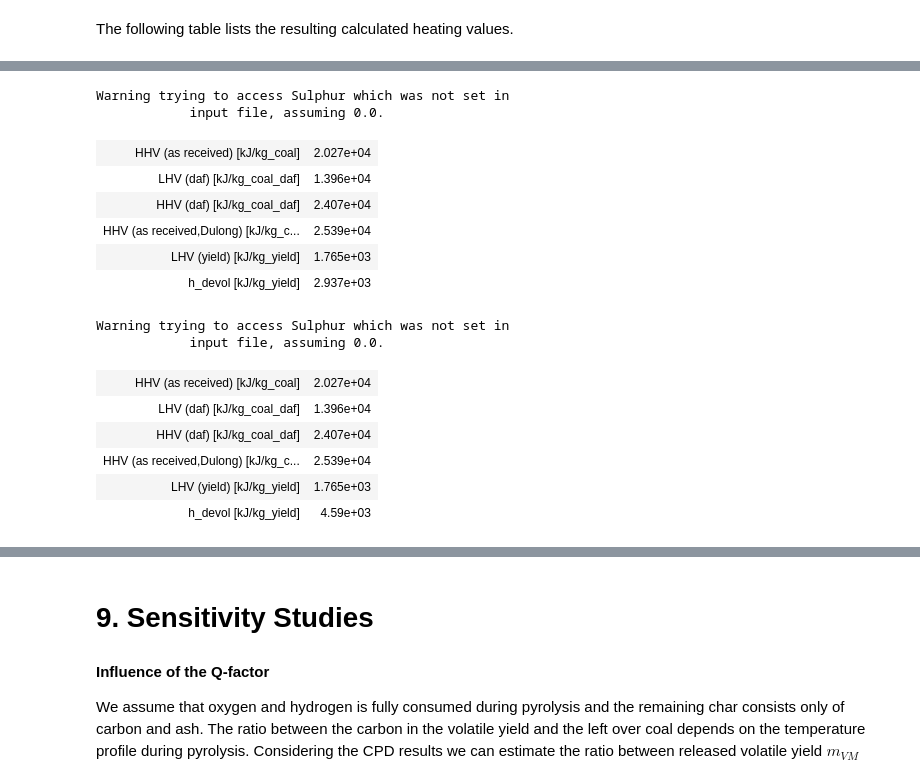
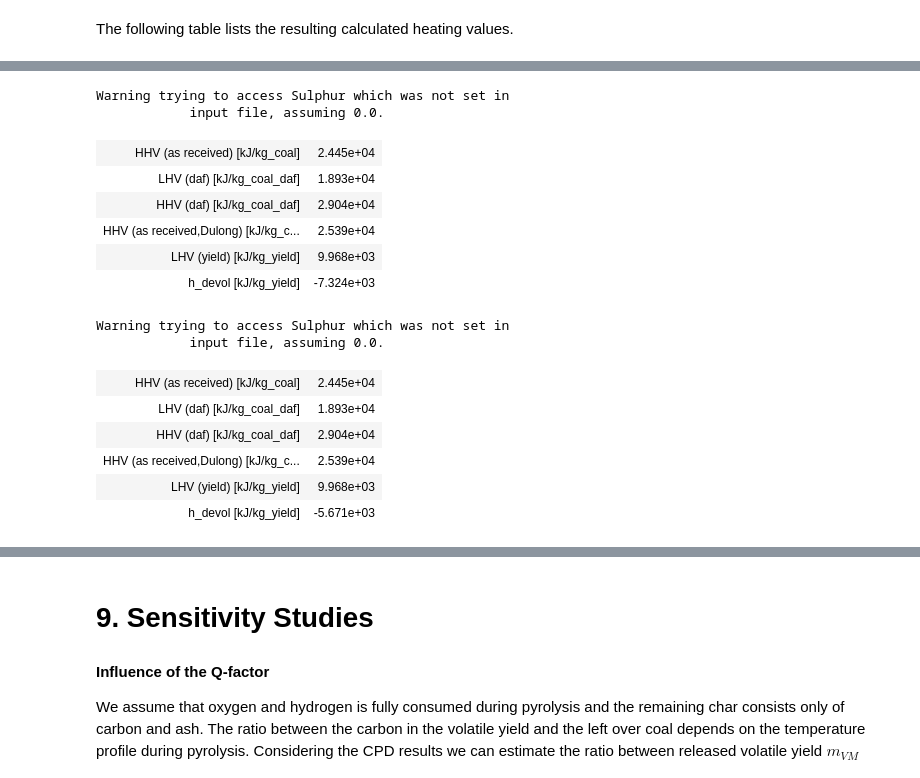
Before and after one commit to ostein/notebooks, a Jupyter notebook: pkp/BlackThunder.ipynb, the cells around one changed output, grey strips where cells are left out. Drawn from its saved outputs; the diff is of its cells as text; code cells hidden in the pictures.

```diff
--- a/pkp/BlackThunder.ipynb
+++ b/pkp/BlackThunder.ipynb
@@ -168,0 +176,5 @@ The coal properties are defined according to [Liu et al. (2011)](http://www.scie
+# %%
+f_d = (0.279-0.108)
+print "f_dryed ", f_d , " [MJ/kg]"
+hhv_updated  = 20.27/(1-f_d)
+print "HHV: ",  hhv_updated , " [MJ/kg]"
@@ -194,6 +209,6 @@ The following Figure displays the composition of the Black Thunder coal based on
 # %%
 cpd_params = {'fit': 'constantRate', 'active': 'True', 'deltaT': '0.5e-05', 'MW_TAR': '130'}
 input_dict = {'Coal': {
-        'Proximate Analysis': proximate_analysis, 'Ultimate Analysis': ultimate_analysis, 'hhv': 20270, 'MW_PS': 100},
+        'Proximate Analysis': proximate_analysis, 'Ultimate Analysis': ultimate_analysis, 'hhv': hhv_updated*1000.0, 'MW_PS': 100},
     'CPD': cpd_params, 'OperatingConditions': {}}
 # %%
@@ -631,12 +646,12 @@ f_{yield} LHV_{yield} + q_{pyrol} = \sum_{yield} h_{yield} + \underbrace{h_{O_2,
 
 The simplification lies in the fact that as long as no *tar* is considered the $MW_{yield}$ can be computed without assuming a molecular weight as needed in Eqn. \ref{EnthForm}.
 # %%
-from pkp.src.CoalThermoPhysics import enthalpy_balance, enthalpy_balance_mol
+from pkp.src.CoalThermoPhysics import enthalpy_balance
 
-def compute_enthalpy_of_formation(pyrol_yield, fitted_yield):
-    prod = pyrol_yield.enthalpy_balance_products
+def compute_enthal_of_devol(pyrol_yield, fitted_yield):
+    prod = pyrol_yield.EnthalpyBalanceProds
     react = enthalpy_balance(fitted_yield)
-    LHV_daf = pyrol_yield.pre.coal.lhv_daf # POS -> higher temp
+    LHV_daf = pyrol_yield.pre.coal.lhv_daf
     LHV_yield =  (LHV_daf - 392.0/12.0 * pyrol_yield.pre.pa_raw['Fixed Carbon']/100*1000)/(pyrol_yield.pre.pa_raw['Volatile Matter']/100.0)
     enth_of_devol = LHV_yield  - react + prod
     dT = DictTable({
@@ -665,27 +680,27 @@ Warning trying to access Sulphur which was not set in
 # %%
-dT2,_ = compute_enthalpy_of_formation(pyrol_yield2, fitted_yield2)
+dT2,_ = compute_enthal_of_devol(pyrol_yield2, fitted_yield2)
 dT2
 # %% [output]
 Warning trying to access Sulphur which was not set in
             input file, assuming 0.0.
-| HHV (as received) [kJ/kg_coal] | 2.027e+04 |
-| LHV (daf) [kJ/kg_coal_daf] | 1.396e+04 |
-| HHV (daf) [kJ/kg_coal_daf] | 2.407e+04 |
+| HHV (as received) [kJ/kg_coal] | 2.445e+04 |
+| LHV (daf) [kJ/kg_coal_daf] | 1.893e+04 |
+| HHV (daf) [kJ/kg_coal_daf] | 2.904e+04 |
 | HHV (as received,Dulong) [kJ/kg_c... | 2.539e+04 |
-| LHV (yield) [kJ/kg_yield] | 1.765e+03 |
-| h_devol [kJ/kg_yield] | 2.937e+03 |
+| LHV (yield) [kJ/kg_yield] | 9.968e+03 |
+| h_devol [kJ/kg_yield] | -7.324e+03 |
 # %%
-dT3,_ = compute_enthalpy_of_formation(pyrol_yield3, fitted_yield3)
+dT3,_ = compute_enthal_of_devol(pyrol_yield3, fitted_yield3)
 dT3
 # %% [output]
 Warning trying to access Sulphur which was not set in
             input file, assuming 0.0.
-| HHV (as received) [kJ/kg_coal] | 2.027e+04 |
-| LHV (daf) [kJ/kg_coal_daf] | 1.396e+04 |
-| HHV (daf) [kJ/kg_coal_daf] | 2.407e+04 |
+| HHV (as received) [kJ/kg_coal] | 2.445e+04 |
+| LHV (daf) [kJ/kg_coal_daf] | 1.893e+04 |
+| HHV (daf) [kJ/kg_coal_daf] | 2.904e+04 |
 | HHV (as received,Dulong) [kJ/kg_c... | 2.539e+04 |
-| LHV (yield) [kJ/kg_yield] | 1.765e+03 |
-| h_devol [kJ/kg_yield] | 4.59e+03 |
+| LHV (yield) [kJ/kg_yield] | 9.968e+03 |
+| h_devol [kJ/kg_yield] | -5.671e+03 |
 # %%
 print "sum of enthalpies of formation, products", vals['prod'], "[kJ/kg_yield]"
 print "sum of enthalpies of formation, reactants ", vals['react'], "[kJ/kg_yield]"
```
Also changed, not shown: parts of 9 cells of this notebook.
